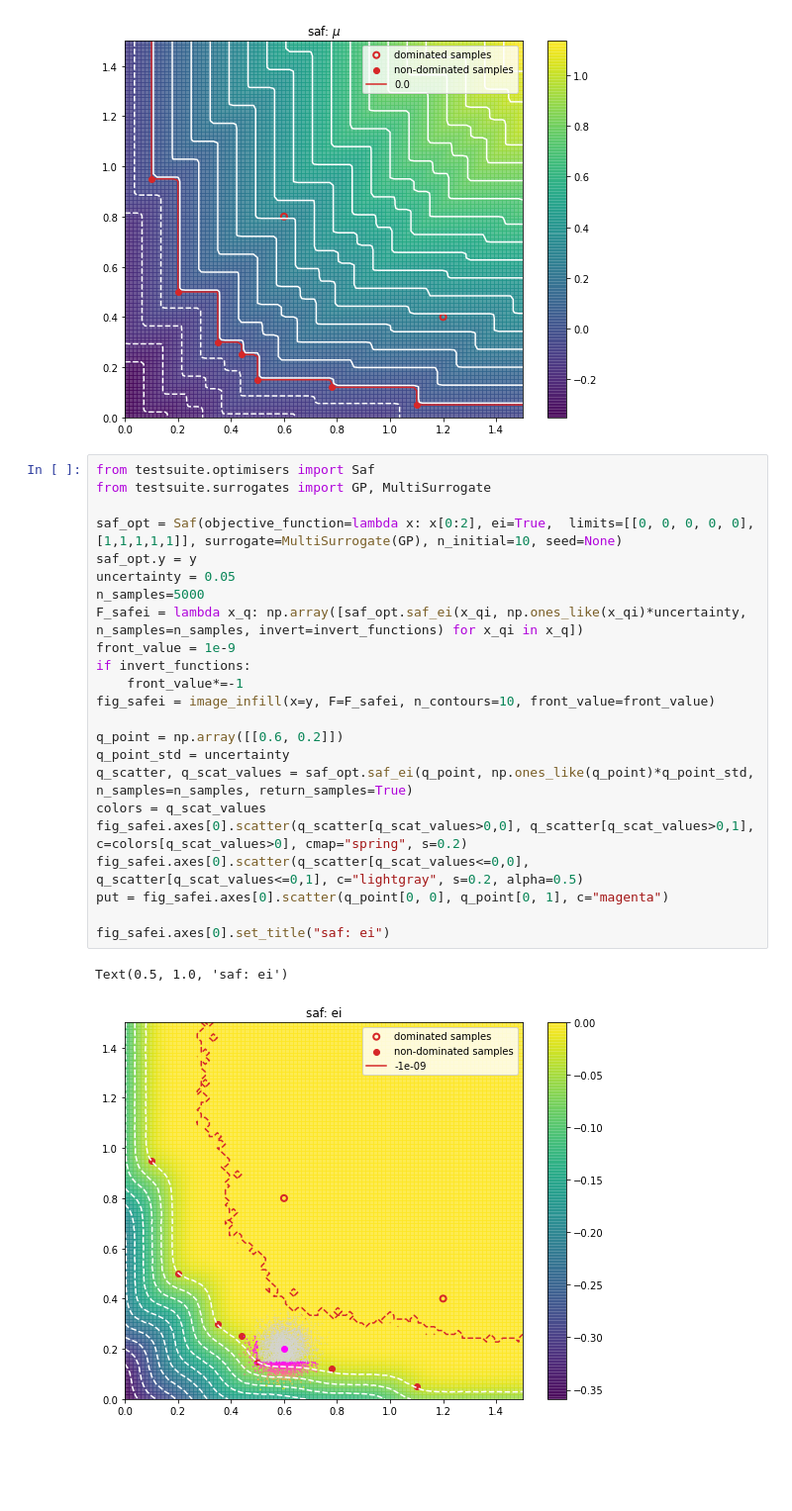
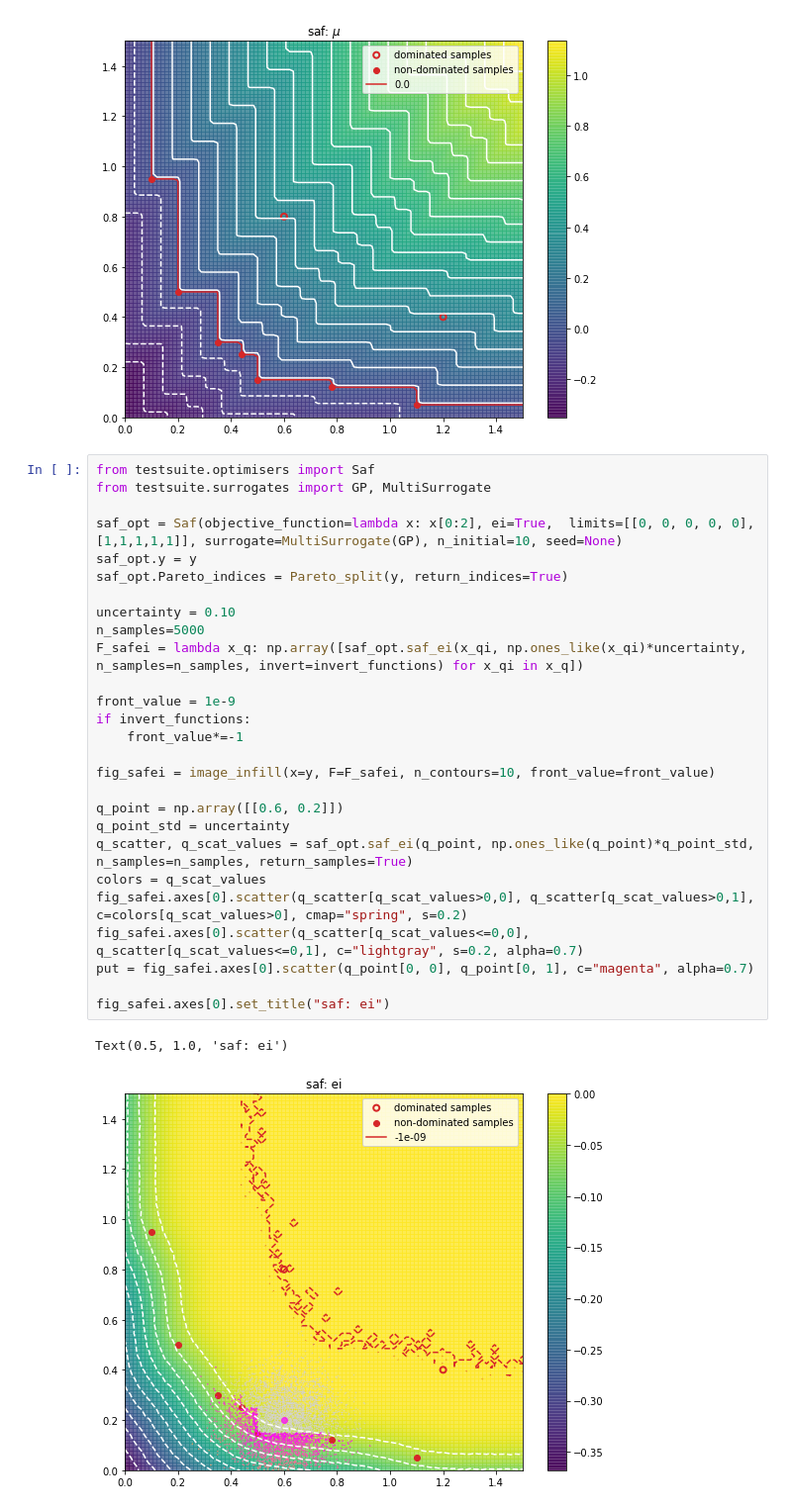
Before and after one commit to FinleyGibson/SAF_EMO, a Jupyter notebook: analytics/algorithm_analysis/image_scalarised_infils.ipynb, the cells around one changed output. Shown: that part at 99% size. Drawn from its saved outputs; the diff is of its cells as text; blank space fills up the shorter version.

```diff
--- a/analytics/algorithm_analysis/image_scalarised_infils.ipynb
+++ b/analytics/algorithm_analysis/image_scalarised_infils.ipynb
@@ -67,28 +67,32 @@ fig_saf.axes[0].set_title("saf: $\mu$");
 # %%
 from testsuite.optimisers import Saf
 from testsuite.surrogates import GP, MultiSurrogate
 
 saf_opt = Saf(objective_function=lambda x: x[0:2], ei=True,  limits=[[0, 0, 0, 0, 0], [1,1,1,1,1]], surrogate=MultiSurrogate(GP), n_initial=10, seed=None)
 saf_opt.y = y
-uncertainty = 0.05
+saf_opt.Pareto_indices = Pareto_split(y, return_indices=True)
+
+uncertainty = 0.10
 n_samples=5000
 F_safei = lambda x_q: np.array([saf_opt.saf_ei(x_qi, np.ones_like(x_qi)*uncertainty, n_samples=n_samples, invert=invert_functions) for x_qi in x_q])
+
 front_value = 1e-9
 if invert_functions:
     front_value*=-1
+
 fig_safei = image_infill(x=y, F=F_safei, n_contours=10, front_value=front_value)
 
 q_point = np.array([[0.6, 0.2]])
 q_point_std = uncertainty
 q_scatter, q_scat_values = saf_opt.saf_ei(q_point, np.ones_like(q_point)*q_point_std, n_samples=n_samples, return_samples=True)
 colors = q_scat_values
 fig_safei.axes[0].scatter(q_scatter[q_scat_values>0,0], q_scatter[q_scat_values>0,1], c=colors[q_scat_values>0], cmap="spring", s=0.2)
-fig_safei.axes[0].scatter(q_scatter[q_scat_values<=0,0], q_scatter[q_scat_values<=0,1], c="lightgray", s=0.2, alpha=0.5)
-put = fig_safei.axes[0].scatter(q_point[0, 0], q_point[0, 1], c="magenta")
+fig_safei.axes[0].scatter(q_scatter[q_scat_values<=0,0], q_scatter[q_scat_values<=0,1], c="lightgray", s=0.2, alpha=0.7)
+put = fig_safei.axes[0].scatter(q_point[0, 0], q_point[0, 1], c="magenta", alpha=0.7)
 
 fig_safei.axes[0].set_title("saf: ei")
 # %% [output]
 Text(0.5, 1.0, 'saf: ei')
-[figure, old version]
+[figure, new version]
 # %%
 from testsuite.optimisers import SmsEgo
```
Also changed, not shown: parts of 2 cells of this notebook, 10 other files.
